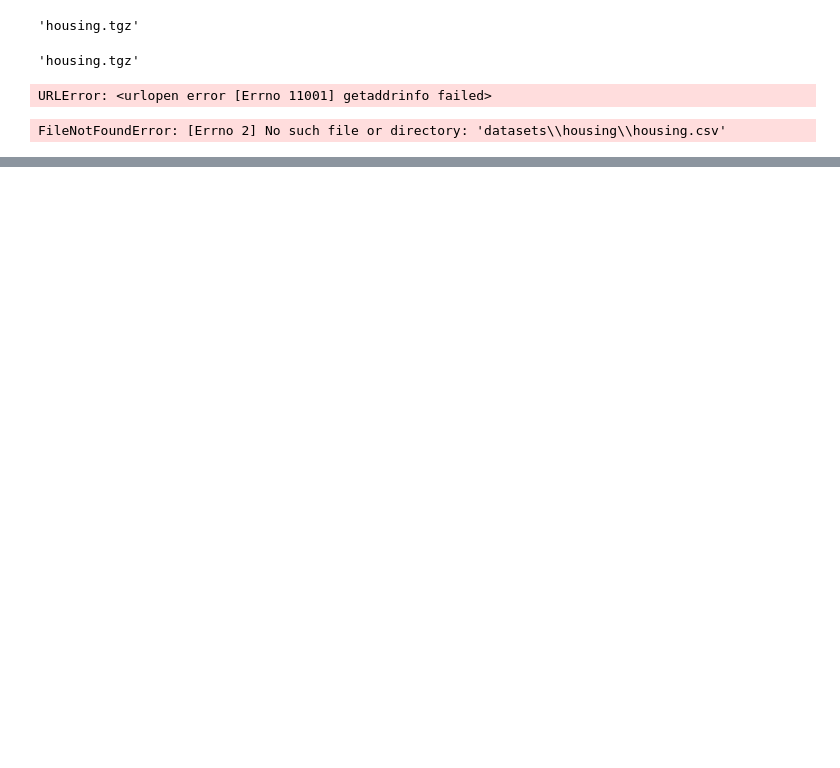
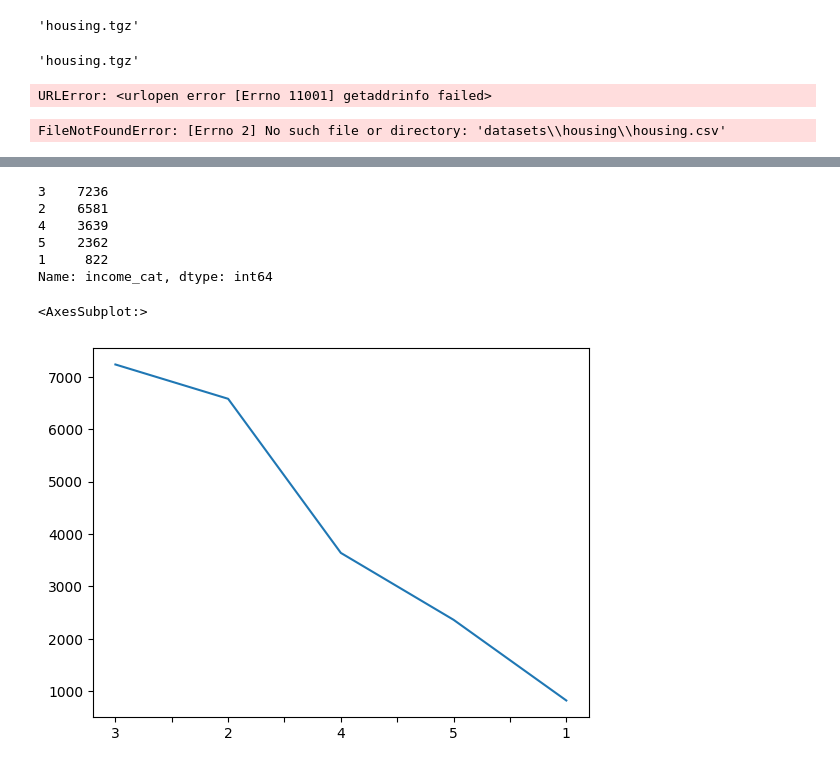
Before and after one commit to sagark721/Machine_Learning_Projects, a Jupyter notebook: notebook/example2.ipynb, the cells around one changed output, grey strips where cells are left out. Cells and saved outputs as stored; diff of their text form; code cells hidden in the pictures; blank space fills up the shorter version.

```diff
--- a/notebook/example2.ipynb
+++ b/notebook/example2.ipynb
@@ -47,0 +94,4 @@ FileNotFoundError: [Errno 2] No such file or directory: 'datasets\\housing\\hous
+# %%
+housing_data_frame['income_cat']=pd.cut(housing_data_frame['median_income'],
+                bins=[0.0, 1.5, 3.0, 4.5, 6.0, np.inf],
+                labels=[1,2,3,4,5])
@@ -47,0 +123,14 @@ FileNotFoundError: [Errno 2] No such file or directory: 'datasets\\housing\\hous
+# %%
+housing_data_frame['income_cat'].value_counts()
+# %% [output]
+3    7236
+2    6581
+4    3639
+5    2362
+1     822
+Name: income_cat, dtype: int64
+# %%
+housing_data_frame['income_cat'].value_counts().plot()
+# %% [output]
+<AxesSubplot:>
+[figure, added]
```
Also changed, not shown: parts of 36 cells of this notebook, 4 other files.
